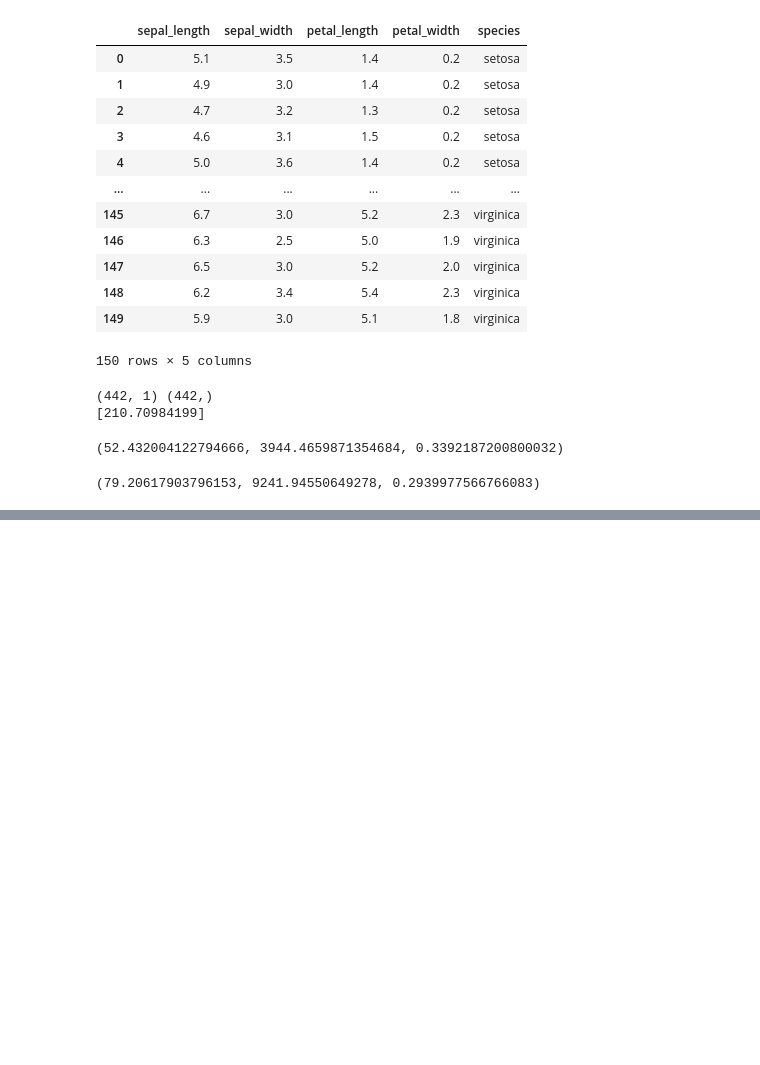
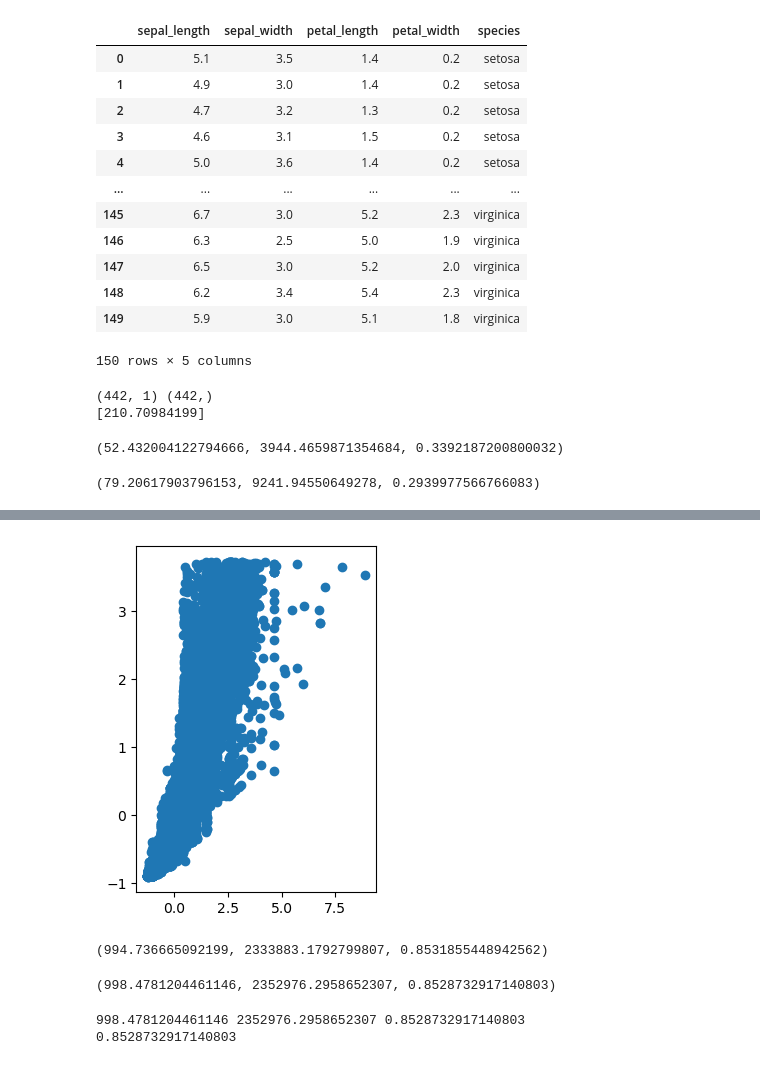
Before and after one commit to eunjin661/study_recode, a Jupyter notebook: Machine Learning/pipe_line_01.ipynb, the cells around one changed output, grey strips where cells are left out. Cells and saved outputs as stored; diff of their text form; code cells hidden in the pictures; blank space fills up the shorter version.

```diff
--- a/Machine Learning/pipe_line.ipynb
+++ b/Machine Learning/pipe_line_01.ipynb
@@ -237,0 +280,79 @@ y_mean, SS_tot, SS_res, R2_score
+# %%
+from sklearn.preprocessing import StandardScaler
+s = StandardScaler()
+s.fit_transform(df[['carat']])
+s.fit_transform(df[['price']])
+
+fig, ax = plt.subplots(figsize=(3,4))
+ax.scatter(s.fit_transform(df[['carat']]), s.fit_transform(df[['price']]))
+plt.tight_layout()
+plt.show()
+# %% [output]
+[figure, added]
+# %%
+from sklearn.model_selection import train_test_split
+
+df = sns.load_dataset('diamonds')
+df.head()
+# carat	depth table 학습해서 price 예측하는 모델 개발
+x = np.array(df[['carat','depth','table']])
+y = np.array(df[['price']])
+
+x_train, x_test, y_train, y_test = train_test_split(x, y, test_size=0.2, random_state=42)
+
+model = LinearRegression()
+model.fit(x_train, y_train)
+predicted = model.predict(x_test)
+
+mean_absolute_error(y_test,predicted), mean_squared_error(y_test, predicted), r2_score(y_test, predicted)
+# %% [output]
+(994.736665092199, 2333883.1792799807, 0.8531855448942562)
+# %%
+from sklearn.model_selection import train_test_split
+
+df = sns.load_dataset('diamonds')
+df.head()
+# carat	depth table 학습해서 price 예측하는 모델 개발
+x = np.array(df[['carat','depth','table']])
+y = np.array(df[['price']])
+
+x_train, x_test, y_train, y_test = train_test_split(x, y, test_size=0.2, random_state=42)
+
+model = LinearRegression()
+scaler = StandardScaler()
+
+x_train_scaled = scaler.fit_transform(x_train)  # 규칙을 적용하고 적용한 규칙기반으로 데이터를 변환
+x_test_scalde = scaler.transform(x_test)   # 규칙이 설정 되었으니 변환만
+model.fit(x_train_scaled, y_train)
+y_scaled_predict = model.predict(x_test_scalde)
+
+mean_absolute_error(y_test,y_scaled_predict), mean_squared_error(y_test, y_scaled_predict), r2_score(y_test, y_scaled_predict)
+# %% [output]
+(998.4781204461146, 2352976.2958652307, 0.8528732917140803)
+# %%
+from sklearn.preprocessing import StandardScaler
+from sklearn.pipeline import Pipeline
+
+# 앞의 두 과정을 하나의 함수로! --> 파이프라인
+
+# 데이터, 데이터 분리(훈련데이터, 평가데이터), 학습(훈련데이터), 평가(평가용데이터)  --> 평가함수를 통해 성능을 지표로 표현
+# 1 데이터로드
+df = sns.load_dataset('diamonds')
+# 3개의 변수 선택
+x = np.array(df[['carat','depth','table']])
+y = np.array(df[['price']])
+
+# 2 데이터 분리
+x_train,x_test,y_train,y_test = train_test_split(x,y,test_size=0.3,random_state=40)
+# 3 파이프라인구성  (전처리(스케일링)와 선형회귀를 묶어)
+pipeline = Pipeline(steps=[
+    ('scaler',StandardScaler()),('model', LinearRegression())
+])
+pipeline.fit(x_train,y_train)
+y_pred = pipeline.predict(x_test)
+print(mean_absolute_error(y_test,y_pred), mean_squared_error(y_test, y_pred), r2_score(y_test, y_pred))
+
+print(pipeline.score(x_test,y_test))   # 만든 모델의 결정계수
+# %% [output]
+998.4781204461146 2352976.2958652307 0.8528732917140803
+0.8528732917140803
```
Also changed, not shown: parts of 6 cells of this notebook, 1 other file.
